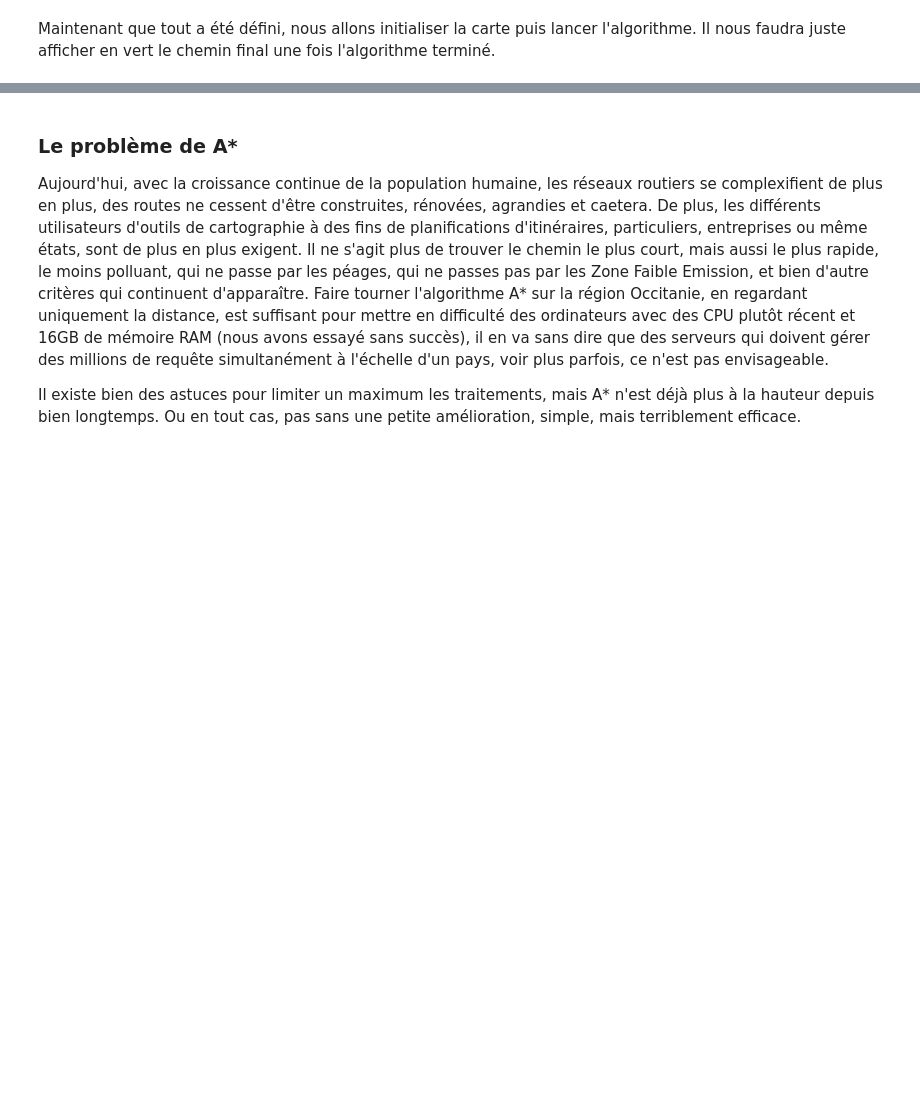
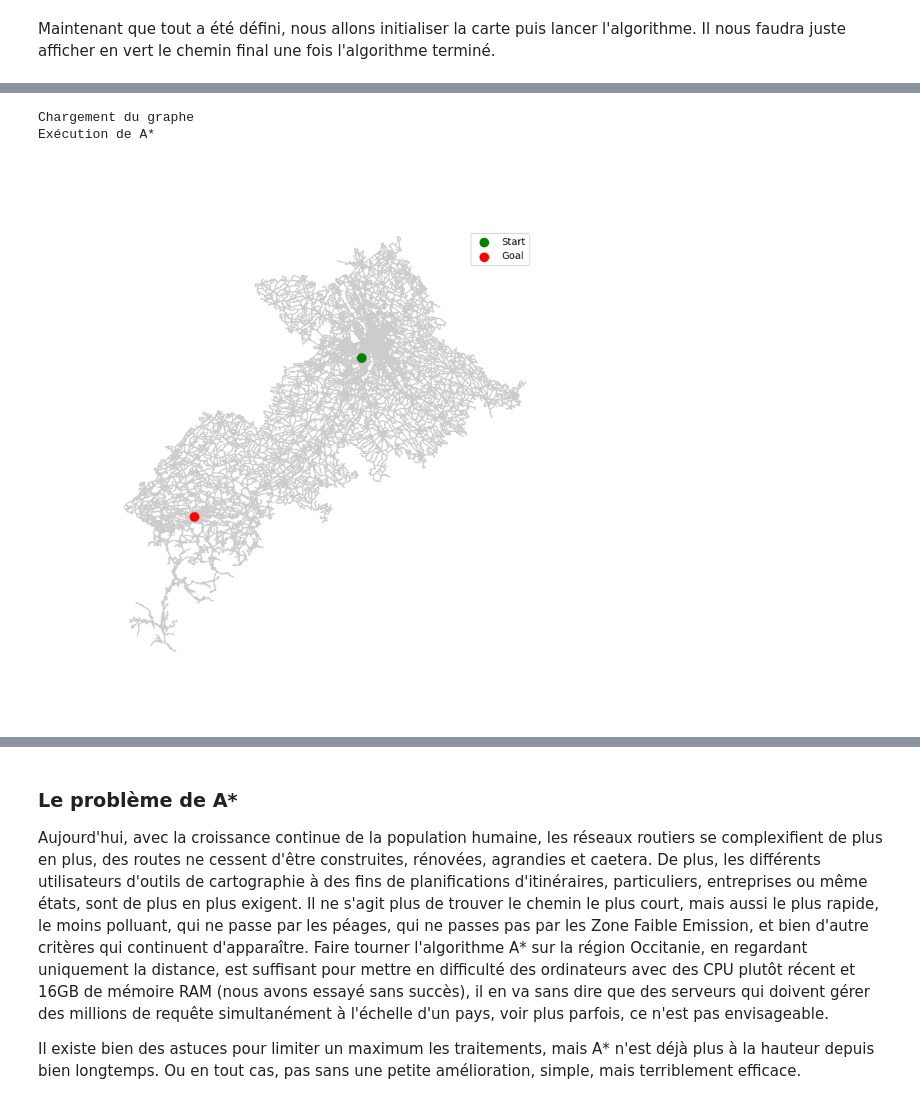
Before and after one commit to HugoTHOLLON/A-Star-Algorithm-Study, a Jupyter notebook: a_star.ipynb, the cells around one changed output, grey strips where cells are left out. Saved outputs shown, nothing was run; the diff lists cells and outputs as text; code cells hidden in the pictures; blank space fills up the shorter version.

```diff
--- a/a_star.ipynb
+++ b/a_star.ipynb
@@ -241,7 +246,7 @@ END_COORD = (0.7247218, 43.1077682)  # (lon/lat) N26691893 - Saint-Gaudens
 
 
 # Défini combien d'étapes passent avant que la carte de matplotlib ne soit mise à jour avec les nouveaux chemins choisi
-UPDATE_MAP_EVERY_N_STEP = 100
+UPDATE_MAP_EVERY_N_STEP = 10
 # %% [markdown]
 Chargement de la carte depuis OpenStreetMap avec osmnx. Placement des coordonnées des nœuds dans un dictionnaire.
 
@@ -343,7 +348,7 @@ def astar_visual(G, start, goal) -> list | None:
     Returns:
         list|None: le plus petit chemin trouvé par l'algorithme sous la forme d'une liste de nœud.
     """
-    global heuristic_file, ax
+    global heuristic_file, ax, fig
 
     # heapq avec tous les nœuds découvert jusqu'à présent. Les nœud sont triés par leur f score (f(n))
     open_set: list = []
@@ -426,14 +431,24 @@ def astar_visual(G, start, goal) -> list | None:
                 last_path_line = ax.plot(
                     x_vals, y_vals, c="blue", lw=2, alpha=0.9, zorder=3
                 )
-            plt.pause(0.00001)
+
+            # display(fig)
+            fig.canvas.draw_idle()
+            fig.canvas.flush_events()
     # Tous les chemins ont été exploré, le nœud d'arrivé n'a jamais été trouvé.
     return None
 # %% [markdown]
 Maintenant que tout a été défini, nous allons initialiser la carte puis lancer l'algorithme. Il nous faudra juste afficher en vert le chemin final une fois l'algorithme terminé.
 # %%
+plt.close('all')
+
+print("Chargement du graphe")
+
+# Active le mode interactif pour permettre de modifier la carte plus tard dans le code
+
+plt.ion()
 # Dessine la carte
-_, ax = osmnx.plot_graph(
+fig, ax = osmnx.plot_graph(
     G, show=False, close=False, node_size=0, edge_color="#CCCCCC", bgcolor="white"
 )
 
@@ -441,8 +456,21 @@ _, ax = osmnx.plot_graph(
 ax.scatter(*node_positions[orig_node], c="green", s=80, zorder=5, label="Start")
 ax.scatter(*node_positions[dest_node], c="red", s=80, zorder=5, label="Goal")
 
+print("Exécution de A*")
 plt.legend()
-# Active le mode interactif pour permettre de modifier la carte plus tard dans le code
-plt.ion()
 plt.show()
+
+# Lance l'algorithme
+path = astar_visual(G, orig_node, dest_node)
+
+# Dessine le chemin final
+if path:
+    x_vals = [node_positions[n][0] for n in path]
+    y_vals = [node_positions[n][1] for n in path]
+    ax.plot(x_vals, y_vals, c="green", lw=3, zorder=6, label="Final Path")
+    ax.legend()
+    fig.canvas.draw_idle()
+    fig.canvas.flush_events()
+else:
+    print("No path found.")
 # %% [output]
@@ -450,0 +477,3 @@ plt.show()
+Chargement du graphe
+Exécution de A*
+[figure, added]
```
Also changed, not shown: parts of 7 cells of this notebook, 2 other files.
